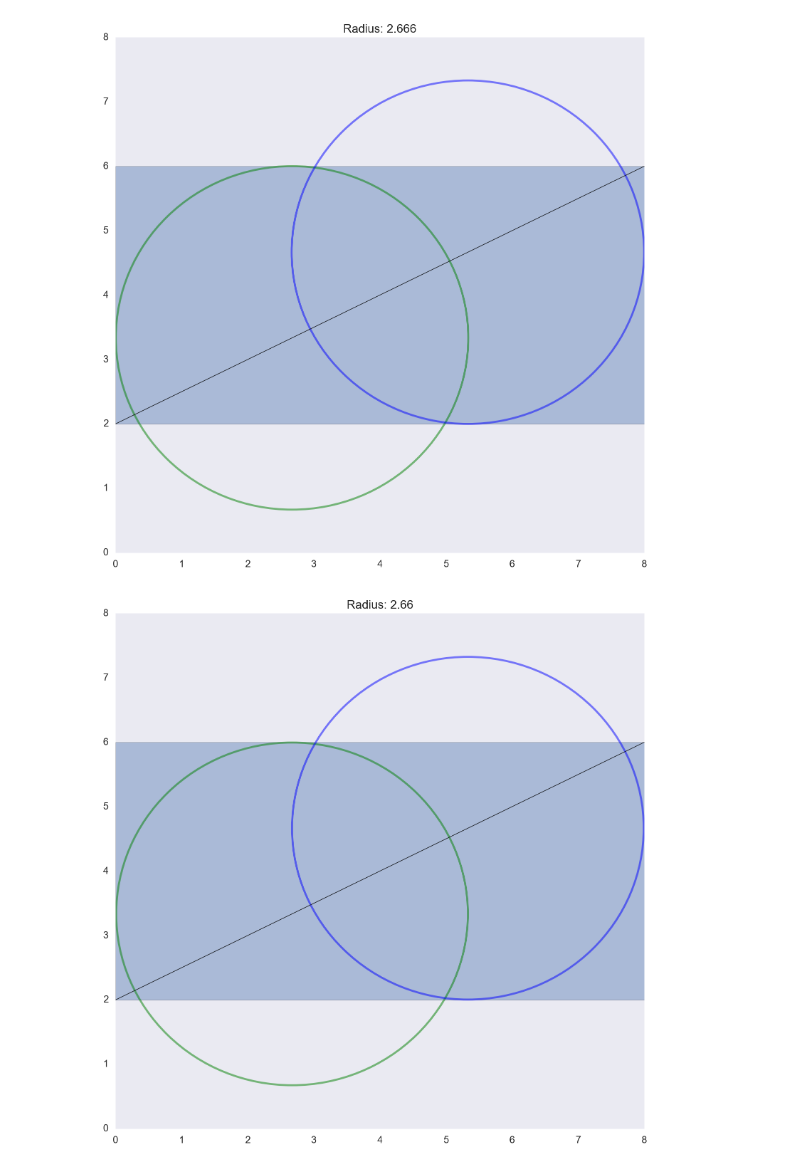
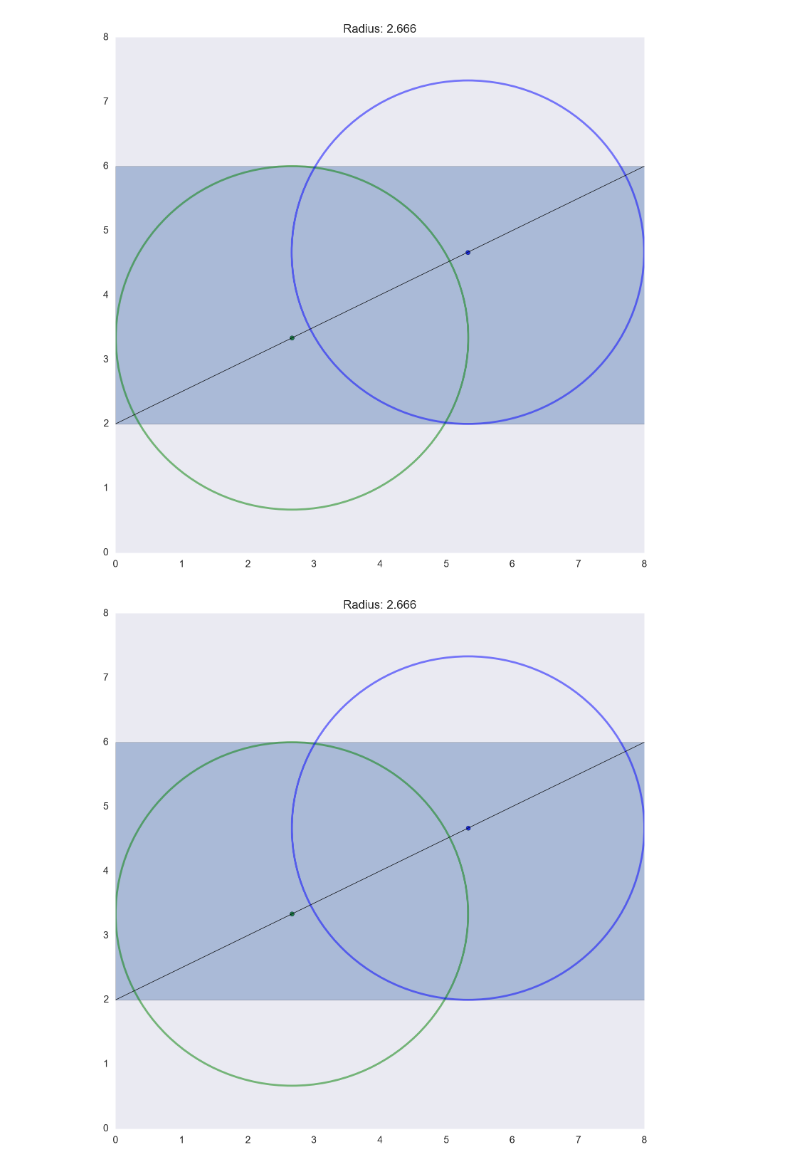
Before and after one commit to jbwhit/one-offs, a Jupyter notebook: notebooks/2016-09-23_jbw_diagonal_table.ipynb, the cells around one changed output. Cells and saved outputs as stored; diff of their text form; code cells hidden in the pictures.

```diff
--- a/notebooks/2016-09-23_jbw_diagonal_table.ipynb
+++ b/notebooks/2016-09-23_jbw_diagonal_table.ipynb
@@ -57,6 +58,8 @@ def plot_circles_diag(distance_from_center=1.33, radius=2.666):
     plt.plot([0, 8], [2, 6], c='k', lw=0.5)
     center_1 = ((4 - distance_from_center), slope * (4 - distance_from_center) + intercept)
     center_2 = ((4 + distance_from_center), slope * (4 + distance_from_center) + intercept)
+    plt.scatter(*center_1, c='g')
+    plt.scatter(*center_2, c='b')
     circ=plt.Circle(center_1, radius=radius,
                     lw=2.0, color='g', alpha=0.5, fill=False,)
     ax.add_patch(circ)
@@ -71,11 +74,11 @@ plot_circles_diag()
 # %% [output]
 [figure]
 # %%
-distance_slider = FloatSlider(value=1.41, min=1.310, max=1.50, step=0.01)
-radius_slider = FloatSlider(value=2.5, min=2.5, max=3.0, step=0.01)
+distance_slider = FloatSlider(value=1.333, min=1.310, max=1.50, step=0.01)
+radius_slider = FloatSlider(value=2.666, min=2.5, max=3.0, step=0.01)
 interactive(plot_circles_diag,
             radius=radius_slider,
             distance_from_center=distance_slider,
            )
 # %% [output]
-[figure, old version]
+[figure, new version]
```
Also changed, not shown: parts of 5 cells of this notebook, 1 other file.
